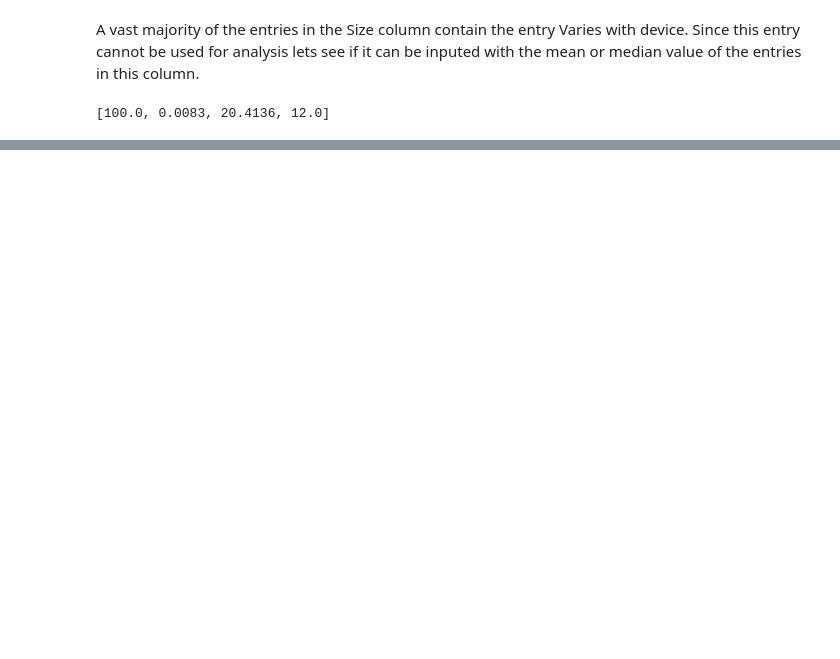
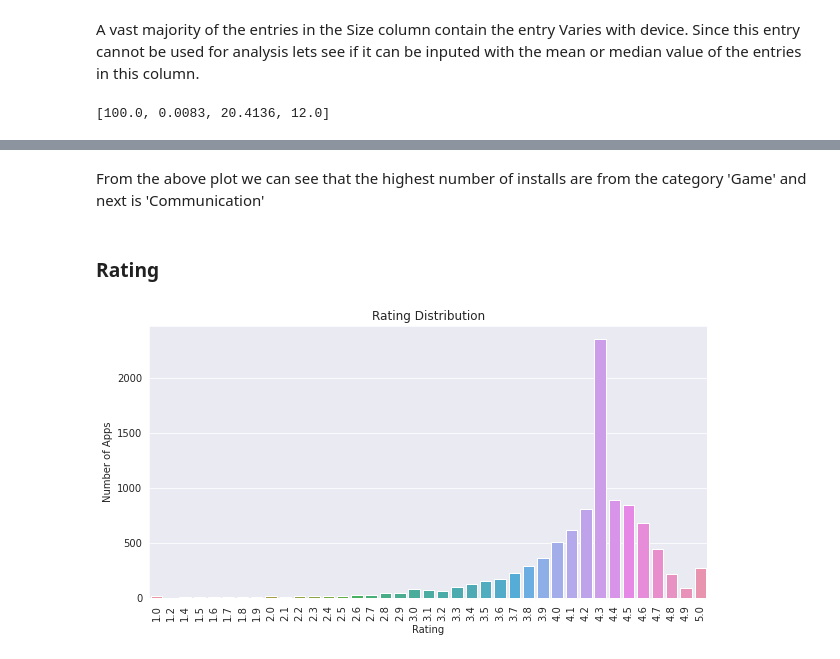
Before and after one commit to sumaiyasiddiqa/Play-store-app-review-analysis, a Jupyter notebook: Play_Store_App_Review_Analysis_(Sumaiya_Siddiqa).ipynb, the cells around one changed output, grey strips where cells are left out. Saved outputs shown, nothing was run; the diff lists cells and outputs as text; code cells hidden in the pictures; blank space fills up the shorter version.

```diff
--- a/Play_Store_App_Review_Analysis_(Sumaiya_Siddiqa).ipynb
+++ b/Play_Store_App_Review_Analysis_(Sumaiya_Siddiqa).ipynb
@@ -615,0 +750,14 @@ median_size = ps_df[ps_df['Size'] != 'Varies with device']['Size'].median()
+# %% [markdown]
+From the above plot we can see that the highest number of installs are from the category 'Game' and next is 'Communication'
+# %% [markdown]
+### **Rating**
+# %%
+ #show the distribution of rating
+plt.figure(figsize=(10, 5))
+sns.countplot(x='Rating', data=ps_df)
+plt.title('Rating Distribution')
+plt.xticks(rotation=90)
+plt.ylabel('Number of Apps')
+plt.show()
+# %% [output]
+[figure, added]
```
Also changed, not shown: parts of 25 cells of this notebook.
